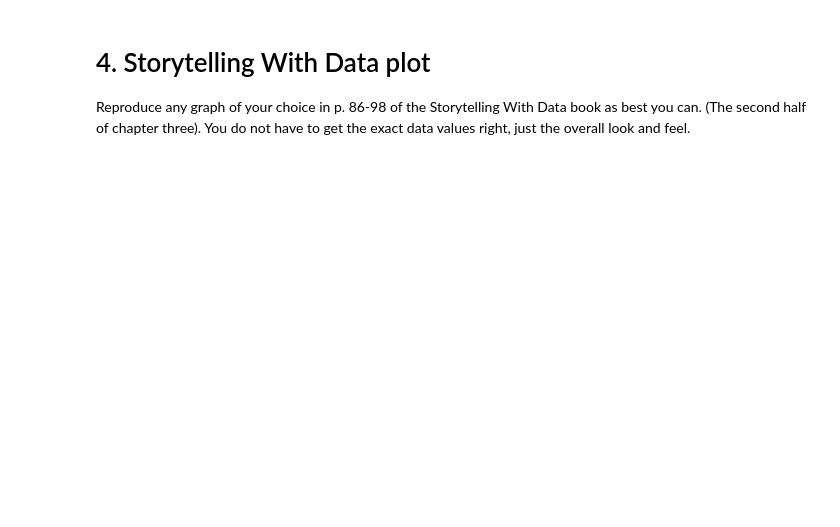
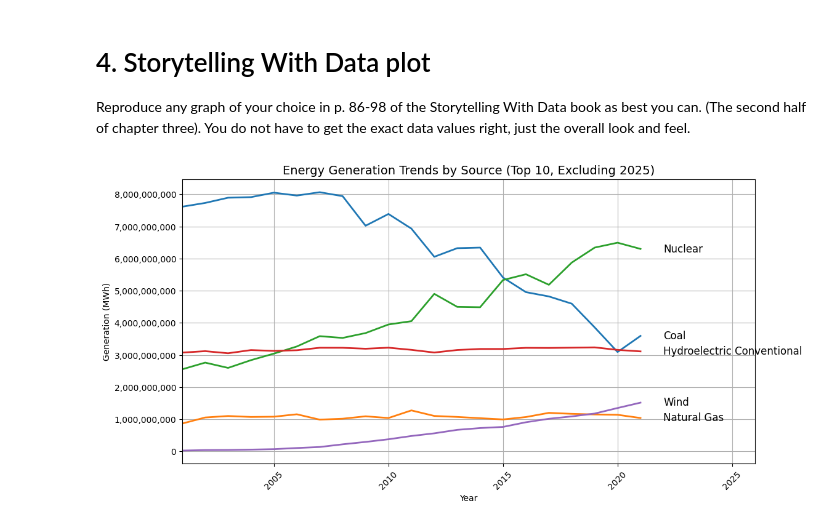
Before and after one commit to ndumay/Nic-Dumay-2025-spring-B2, a Jupyter notebook: ModB2-Week6-DuMay-Nic/ModB2-Week6-DuMay-Nic.ipynb, the cells around one changed output. Drawn from its saved outputs; the diff is of its cells as text; code cells hidden in the pictures; blank space fills up the shorter version.

```diff
--- a/ModB2-Week6-DuMay-Nic/ModB2-Week6-DuMay-Nic.ipynb
+++ b/ModB2-Week6-DuMay-Nic/ModB2-Week6-DuMay-Nic.ipynb
@@ -107,3 +401,41 @@ FileNotFoundError: [Errno 2] No such file or directory: './organised_Gen.csv'
 # 4. Storytelling With Data plot
 
 Reproduce any graph of your choice in p. 86-98 of the Storytelling With Data book as best you can.  (The second half of chapter three).  You do not have to get the exact data values right, just the overall look and feel.
+# %%
+# Filter dataset to exclude 2025
+filtered_data = datasets["Organized Generation"][datasets["Organized Generation"]["Year"] < 2022]
+
+# Aggregate generation by year and energy source
+energy_trend = filtered_data.groupby(["Year", "Energy_Source"])["Generation_MWh"].sum().reset_index()
+
+# Remove "Total" energy source
+energy_trend = energy_trend[energy_trend["Energy_Source"] != "Total"]
+
+# Select a subset of top 10 energy sources
+top_sources = energy_trend.groupby("Energy_Source")["Generation_MWh"].sum().nlargest(5).index
+filtered_trend = energy_trend[energy_trend["Energy_Source"].isin(top_sources)]
+
+# Create the plot
+plt.figure(figsize=(12, 6))
+sns.lineplot(x="Year", y="Generation_MWh", hue="Energy_Source", data=filtered_trend, linewidth=2)
+
+# Directly label the lines instead of using a legend
+for line, name in zip(plt.gca().lines, top_sources):
+    y_pos = line.get_ydata()[-1]  # Get last y-value
+    plt.text(filtered_trend["Year"].max() + 1, y_pos, name, fontsize=12, verticalalignment="center")
+
+# Formatting
+plt.title("Energy Generation Trends by Source (Top 10, Excluding 2025)", fontsize=14)
+plt.xlabel("Year")
+plt.ylabel("Generation (MWh)")
+plt.grid(True)
+plt.xlim(filtered_trend["Year"].min(), filtered_trend["Year"].max() + 5)  # Add spacing for labels
+plt.xticks(rotation=45)
+plt.gca().yaxis.set_major_formatter(ticker.StrMethodFormatter("{x:,.0f}"))  # Format large numbers
+
+# Remove legend box
+plt.legend([],[], frameon=False)
+
+plt.show()
+# %% [output]
+[figure, added]
```
Also changed, not shown: parts of 7 cells of this notebook, 4 other files.
